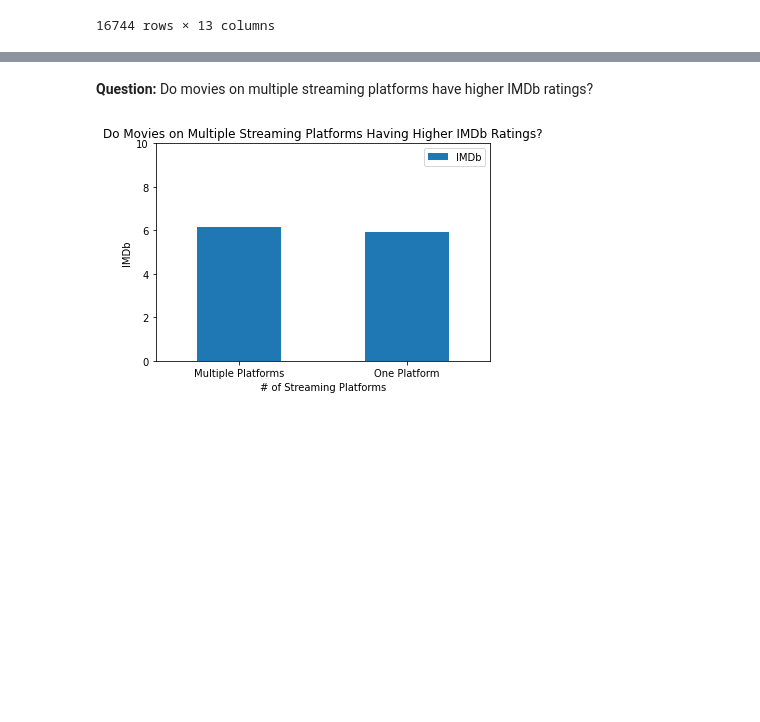
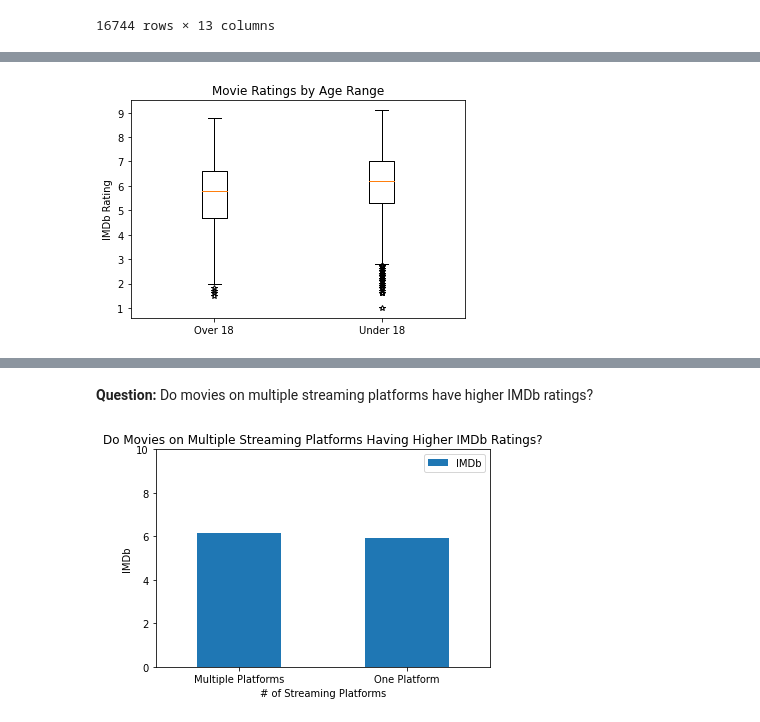
Before and after one commit to MMidwinter/Mega-Movie-Mayhem, a Jupyter notebook: MovieMayhem.ipynb, the cells around one changed output, grey strips where cells are left out. Cells and saved outputs as stored; diff of their text form; code cells hidden in the pictures; blank space fills up the shorter version.

```diff
--- a/MovieMayhem.ipynb
+++ b/MovieMayhem.ipynb
@@ -70,0 +60,11 @@ movie_dataset_age_data_clean
+# %%
+# Creating column to compare over 18 vs under 18 movies
+movie_dataset_age_data_clean['Age Range'] = np.where(movie_dataset_age_data_clean['Age'] == '18+', '18+', 'Under 18')
+
+# Didn't end up needed group by had to parse out data seperately
+movie_dataset_age_data_clean_groupby = movie_dataset_age_data_clean.groupby('Age Range')[['IMDb']].mean()
+movie_dataset_age_data_clean_groupby
+
+
+over_18 = movie_dataset_age_data_clean.loc[movie_dataset_age_data_clean['Age Range'] == '18+', 'IMDb']
+under_18 = movie_dataset_age_data_clean.loc[movie_dataset_age_data_clean['Age Range'] != '18+', 'IMDb']
@@ -70,0 +81,13 @@ movie_dataset_age_data_clean
+# %%
+# Checking for outliers in Age Range data
+
+age_range_data = [over_18, under_18]
+
+fig1, ax1 = plt.subplots()
+ax1.set_xticklabels(['Over 18', 'Under 18'])
+ax1.set_ylabel("IMDb Rating")
+ax1.set_title("Movie Ratings by Age Range")
+ax1.boxplot(age_range_data, 0, '*')
+plt.show()
+# %% [output]
+[figure, added]
```
Also changed, not shown: parts of 5 cells of this notebook.
